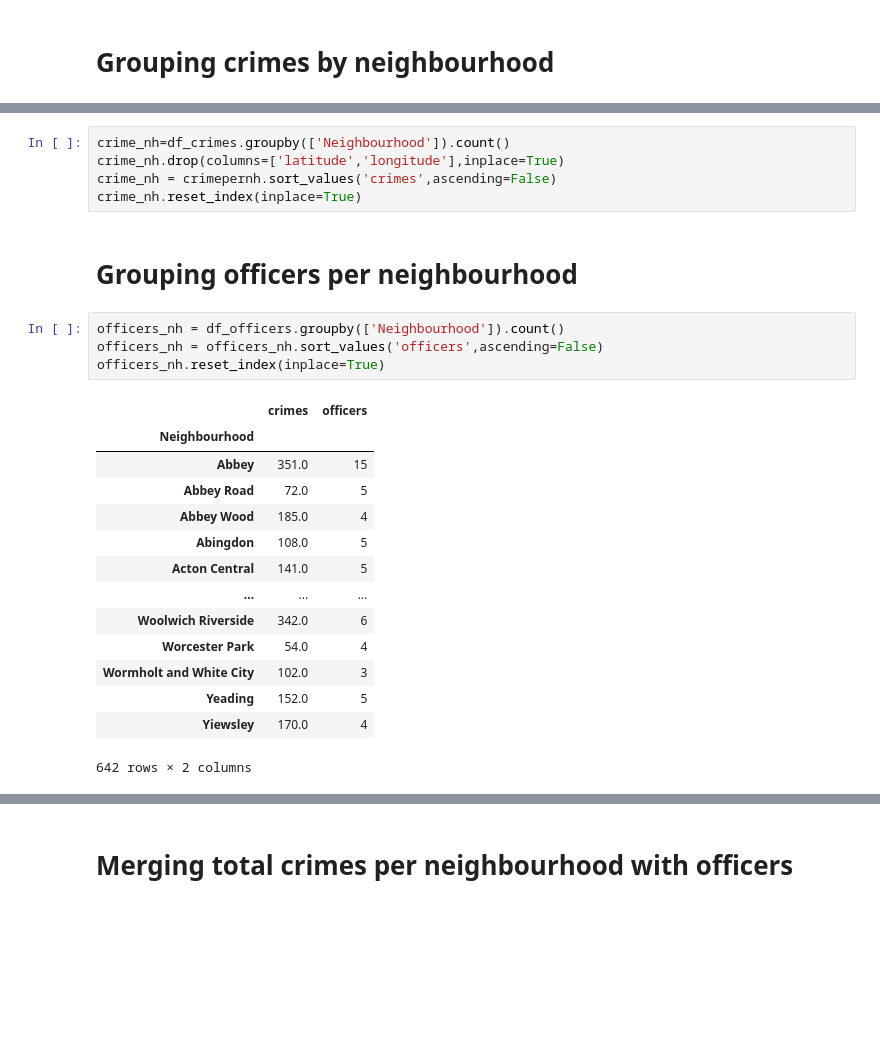
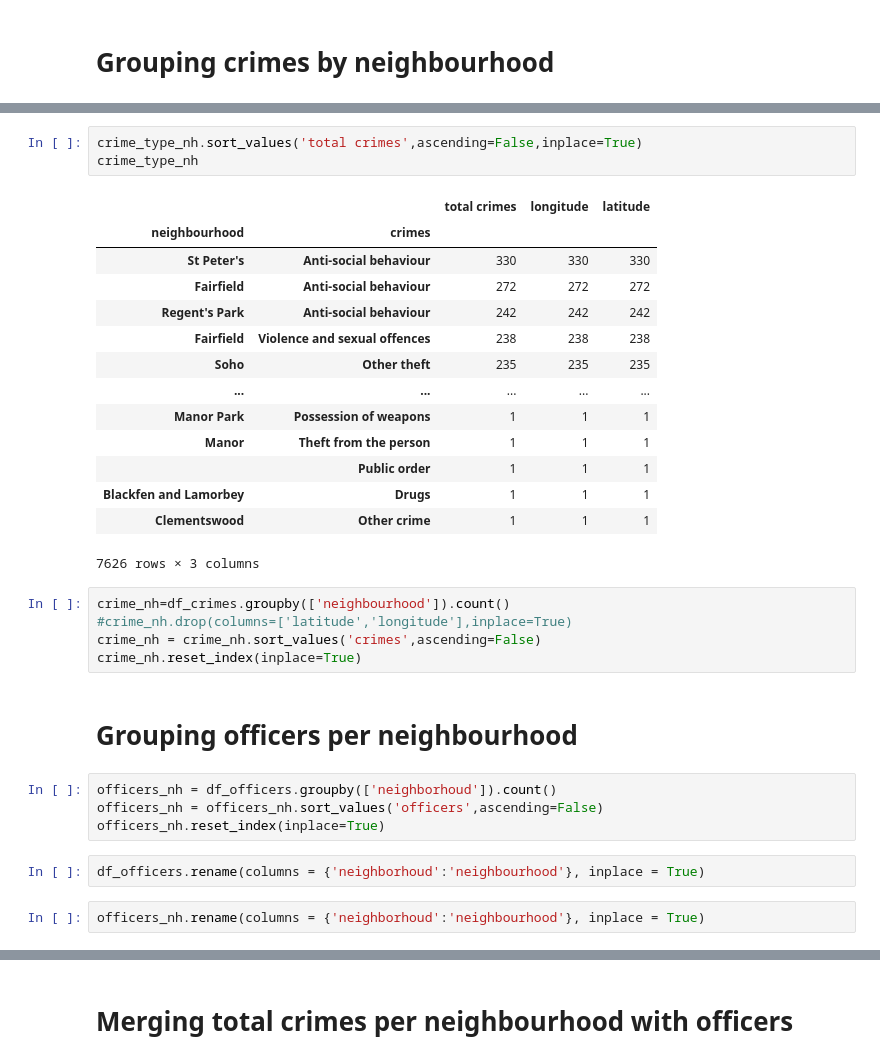
Before and after one commit to IslaamSabbah/Project-Week-3-Data-Thieves, a Jupyter notebook: your-project/project.ipynb, the cells around one changed output, grey strips where cells are left out. Saved outputs shown, nothing was run; the diff lists cells and outputs as text; blank space fills up the shorter version.

```diff
--- a/your-project/project.ipynb
+++ b/your-project/project.ipynb
@@ -156,26 +263,33 @@ crime_type_nh
+# %%
+crime_type_nh.sort_values('total crimes',ascending=False,inplace=True)
+crime_type_nh
+# %% [output]
+|  |  | total crimes | longitude | latitude |
+| neighbourhood | crimes |  |  |  |
+| St Peter's | Anti-social behaviour | 330 | 330 | 330 |
+| Fairfield | Anti-social behaviour | 272 | 272 | 272 |
+| Regent's Park | Anti-social behaviour | 242 | 242 | 242 |
+| Fairfield | Violence and sexual offences | 238 | 238 | 238 |
+| Soho | Other theft | 235 | 235 | 235 |
+| ... | ... | ... | ... | ... |
+| Manor Park | Possession of weapons | 1 | 1 | 1 |
+| Manor | Theft from the person | 1 | 1 | 1 |
+|  | Public order | 1 | 1 | 1 |
+| Blackfen and Lamorbey | Drugs | 1 | 1 | 1 |
+| Clementswood | Other crime | 1 | 1 | 1 |
+7626 rows × 3 columns
 # %%
-crime_nh=df_crimes.groupby(['Neighbourhood']).count()
-crime_nh.drop(columns=['latitude','longitude'],inplace=True)
-crime_nh = crimepernh.sort_values('crimes',ascending=False)
+crime_nh=df_crimes.groupby(['neighbourhood']).count()
+#crime_nh.drop(columns=['latitude','longitude'],inplace=True)
+crime_nh = crime_nh.sort_values('crimes',ascending=False)
 crime_nh.reset_index(inplace=True)
 # %% [markdown]
 # Grouping officers per neighbourhood
 # %%
-officers_nh = df_officers.groupby(['Neighbourhood']).count()
+officers_nh = df_officers.groupby(['neighborhoud']).count()
 officers_nh = officers_nh.sort_values('officers',ascending=False)
 officers_nh.reset_index(inplace=True)
-# %% [output]
-|  | crimes | officers |
-| Neighbourhood |  |  |
-| Abbey | 351.0 | 15 |
-| Abbey Road | 72.0 | 5 |
-| Abbey Wood | 185.0 | 4 |
-| Abingdon | 108.0 | 5 |
-| Acton Central | 141.0 | 5 |
-| ... | ... | ... |
-| Woolwich Riverside | 342.0 | 6 |
-| Worcester Park | 54.0 | 4 |
-| Wormholt and White City | 102.0 | 3 |
-| Yeading | 152.0 | 5 |
-| Yiewsley | 170.0 | 4 |
-642 rows × 2 columns
+# %%
+df_officers.rename(columns = {'neighborhoud':'neighbourhood'}, inplace = True)
+# %%
+officers_nh.rename(columns = {'neighborhoud':'neighbourhood'}, inplace = True)
```
Also changed, not shown: parts of 22 cells of this notebook, 15 other files.
